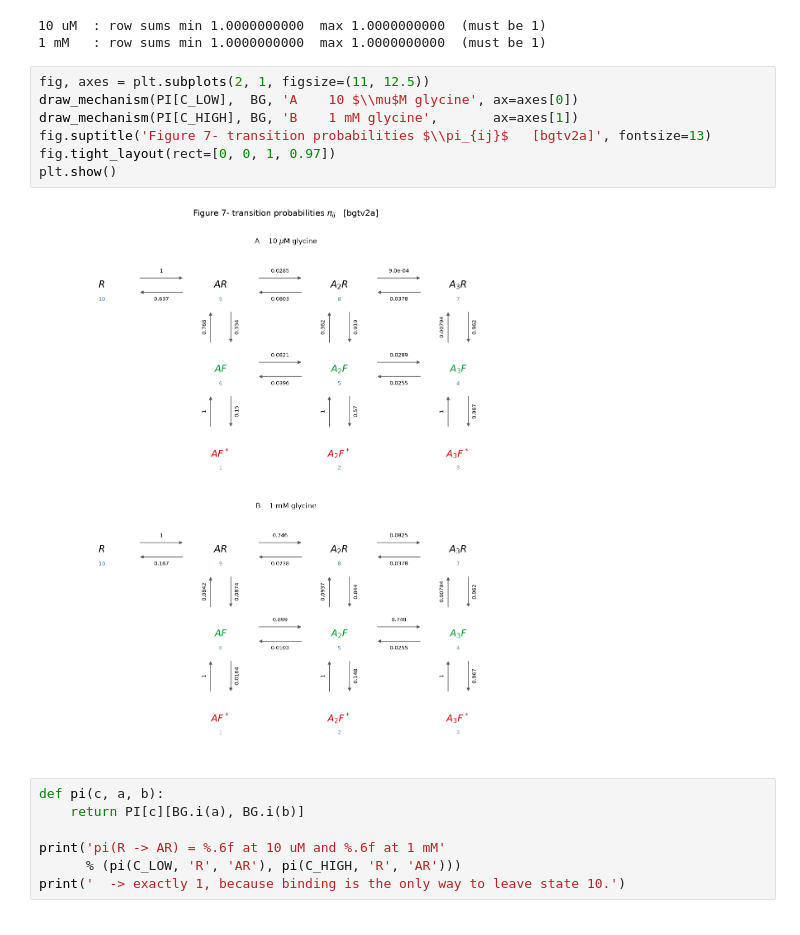
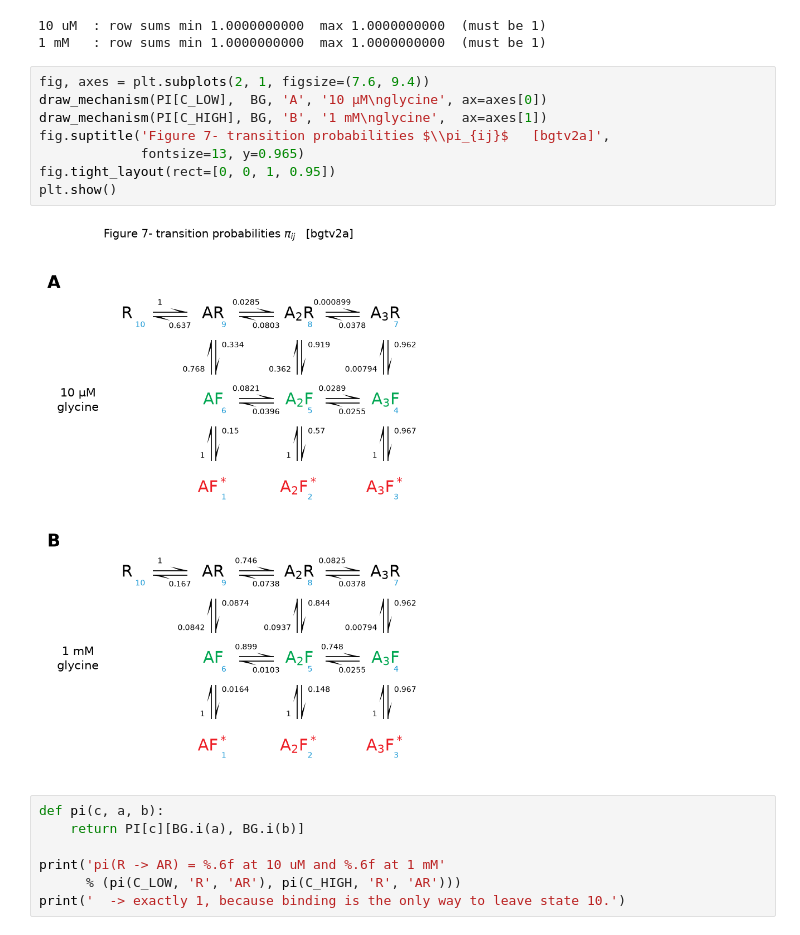
Before and after one commit to DCPROGS/ColquhounLape2012-reproduction, a Jupyter notebook: ColquhounLape2012_reproduction.ipynb, the cells around one changed output. Cells and saved outputs as stored; diff of their text form.

```diff
--- a/ColquhounLape2012_reproduction.ipynb
+++ b/ColquhounLape2012_reproduction.ipynb
@@ -984,14 +1054,15 @@ for c, tag in ((C_LOW, '10 uM'), (C_HIGH, '1 mM')):
 10 uM  : row sums min 1.0000000000  max 1.0000000000  (must be 1)
 1 mM   : row sums min 1.0000000000  max 1.0000000000  (must be 1)
 # %%
-fig, axes = plt.subplots(2, 1, figsize=(11, 12.5))
-draw_mechanism(PI[C_LOW],  BG, 'A    10 $\\mu$M glycine', ax=axes[0])
-draw_mechanism(PI[C_HIGH], BG, 'B    1 mM glycine',       ax=axes[1])
-fig.suptitle('Figure 7- transition probabilities $\\pi_{ij}$   [bgtv2a]', fontsize=13)
-fig.tight_layout(rect=[0, 0, 1, 0.97])
+fig, axes = plt.subplots(2, 1, figsize=(7.6, 9.4))
+draw_mechanism(PI[C_LOW],  BG, 'A', '10 µM\nglycine', ax=axes[0])
+draw_mechanism(PI[C_HIGH], BG, 'B', '1 mM\nglycine',  ax=axes[1])
+fig.suptitle('Figure 7- transition probabilities $\\pi_{ij}$   [bgtv2a]',
+             fontsize=13, y=0.965)
+fig.tight_layout(rect=[0, 0, 1, 0.95])
 plt.show()
 # %% [output]
-[figure, old version]
+[figure, new version]
 # %%
 def pi(c, a, b):
     return PI[c][BG.i(a), BG.i(b)]
```
Also changed, not shown: parts of 2 cells of this notebook.
